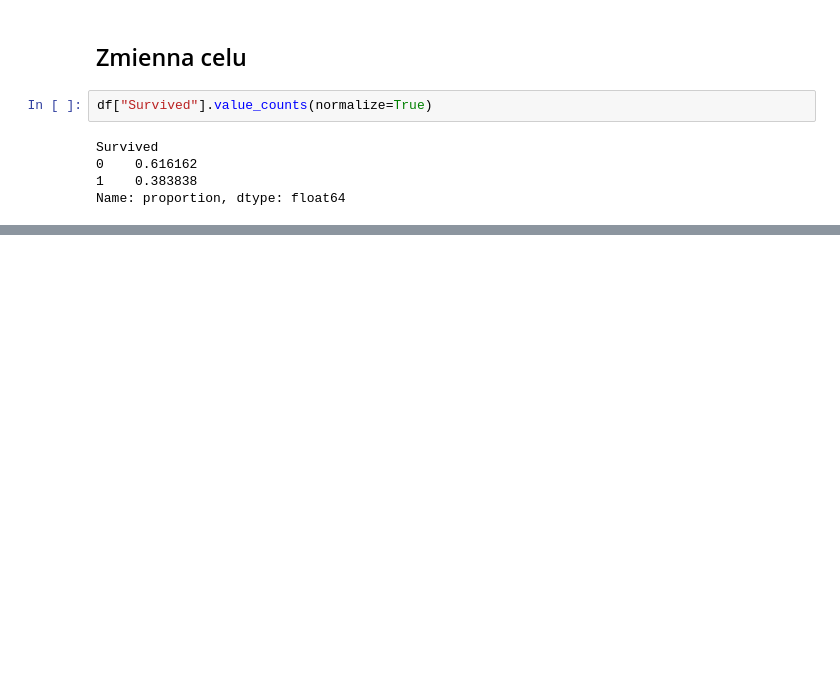
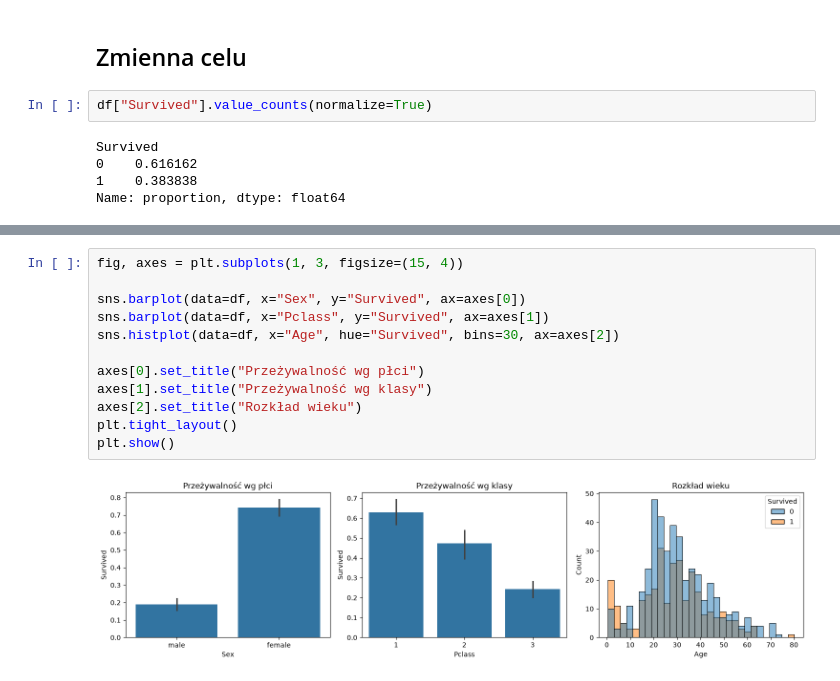
Before and after one commit to listek10/data-science, a Jupyter notebook: Lekcja 3/Praca domowa/notebooks/01_eda.ipynb, the cells around one changed output, grey strips where cells are left out. Drawn from its saved outputs; the diff is of its cells as text; blank space fills up the shorter version.

Commit message:
Add survival analysis plots to EDA
Co-authored-by: Cursor <cursoragent@cursor.com>

```diff
--- a/Lekcja 3/Praca domowa/notebooks/01_eda.ipynb
+++ b/Lekcja 3/Praca domowa/notebooks/01_eda.ipynb
@@ -88,0 +106,14 @@ Name: proportion, dtype: float64
+# %%
+fig, axes = plt.subplots(1, 3, figsize=(15, 4))
+
+sns.barplot(data=df, x="Sex", y="Survived", ax=axes[0])
+sns.barplot(data=df, x="Pclass", y="Survived", ax=axes[1])
+sns.histplot(data=df, x="Age", hue="Survived", bins=30, ax=axes[2])
+
+axes[0].set_title("Przeżywalność wg płci")
+axes[1].set_title("Przeżywalność wg klasy")
+axes[2].set_title("Rozkład wieku")
+plt.tight_layout()
+plt.show()
+# %% [output]
+[figure, added]
```
Also changed, not shown: parts of 4 cells of this notebook.
